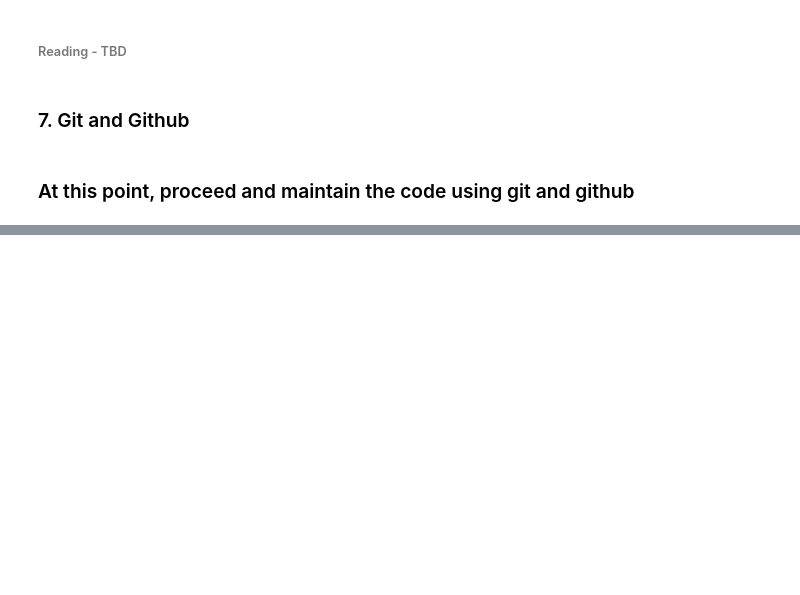
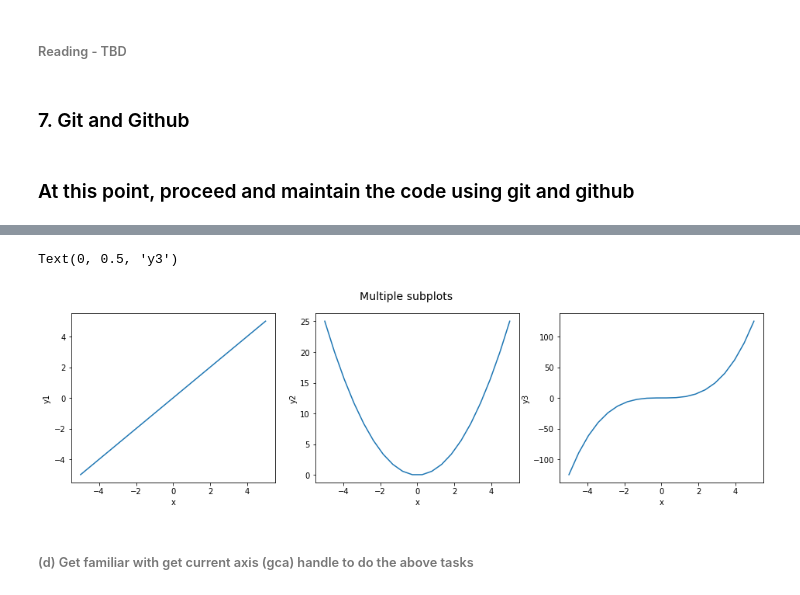
Before and after one commit to Zwang12345/DS, a Jupyter notebook: Zhong_Wang_HW0.ipynb, the cells around one changed output, grey strips where cells are left out. Saved outputs shown, nothing was run; the diff lists cells and outputs as text; code cells hidden in the pictures; blank space fills up the shorter version.

```diff
--- a/Zhong_Wang_HW0.ipynb
+++ b/Zhong_Wang_HW0.ipynb
@@ -308,0 +366,21 @@ x-axis concatenation: a with b:
+# %%
+fig, (ax1, ax2, ax3) = plt.subplots(1, 3)
+fig.suptitle('Multiple subplots', fontsize=14)
+fig.set_figwidth(16)
+
+_ = ax1.plot(x, y1)
+ax1.set_xlabel("x")
+ax1.set_ylabel("y1")
+
+_ = ax2.plot(x, y2)
+ax2.set_xlabel("x")
+ax2.set_ylabel("y2")
+
+_ = ax3.plot(x, y3)
+ax3.set_xlabel("x")
+ax3.set_ylabel("y3")
+# %% [output]
+Text(0, 0.5, 'y3')
+[figure, added]
+# %% [markdown]
+###### (d)	Get familiar with get current axis (gca) handle to do the above tasks
```
Also changed, not shown: parts of 34 cells of this notebook.
